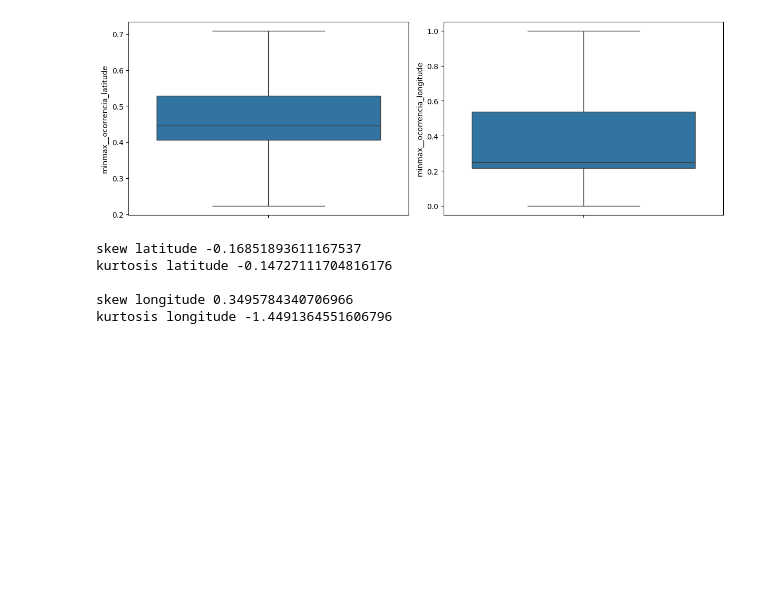
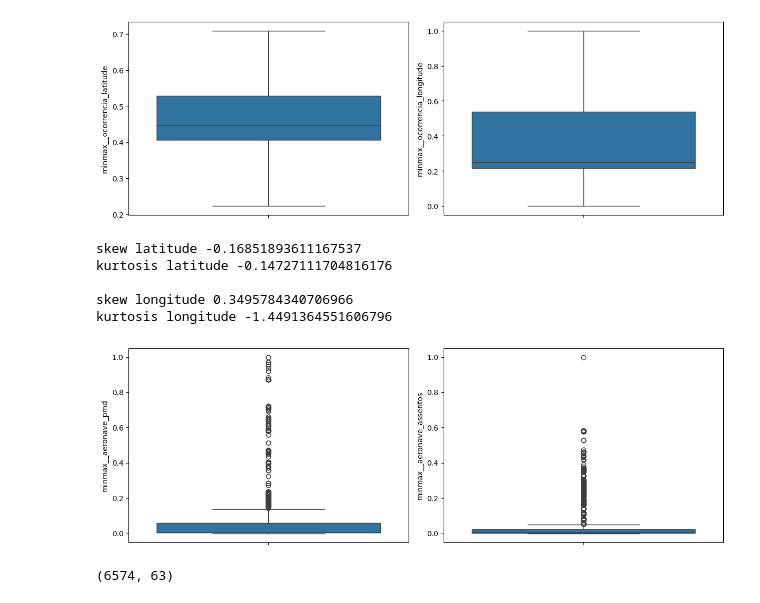
Before and after one commit to jairobernardesjunior/Cenipa_clustering, a Jupyter notebook: 01 cenipa_clustering_analisa.ipynb, the cells around one changed output. Drawn from its saved outputs; the diff is of its cells as text; code cells hidden in the pictures; blank space fills up the shorter version.

```diff
--- a/01 cenipa_clustering_analisa.ipynb
+++ b/01 cenipa_clustering_analisa.ipynb
@@ -320,0 +379,12 @@ kurtosis longitude -1.4491364551606796
+# %%
+search_outliers = ["minmax__aeronave_pmd",
+                   "minmax__aeronave_assentos",
+                    ]
+fig, axs = plt.subplots(nrows=1, ncols=2, figsize=(12, 4), tight_layout=True)
+
+for i, column in enumerate(search_outliers):
+    sns.boxplot(y=column, data=df_acidentes_aero_trans, ax=axs[i])
+
+plt.show()
+# %% [output]
+[figure, added]
@@ -320,0 +395,4 @@ kurtosis longitude -1.4491364551606796
+# %%
+df_acidentes_aero_trans.shape
+# %% [output]
+(6574, 63)
```
Also changed, not shown: parts of 42 cells of this notebook.
